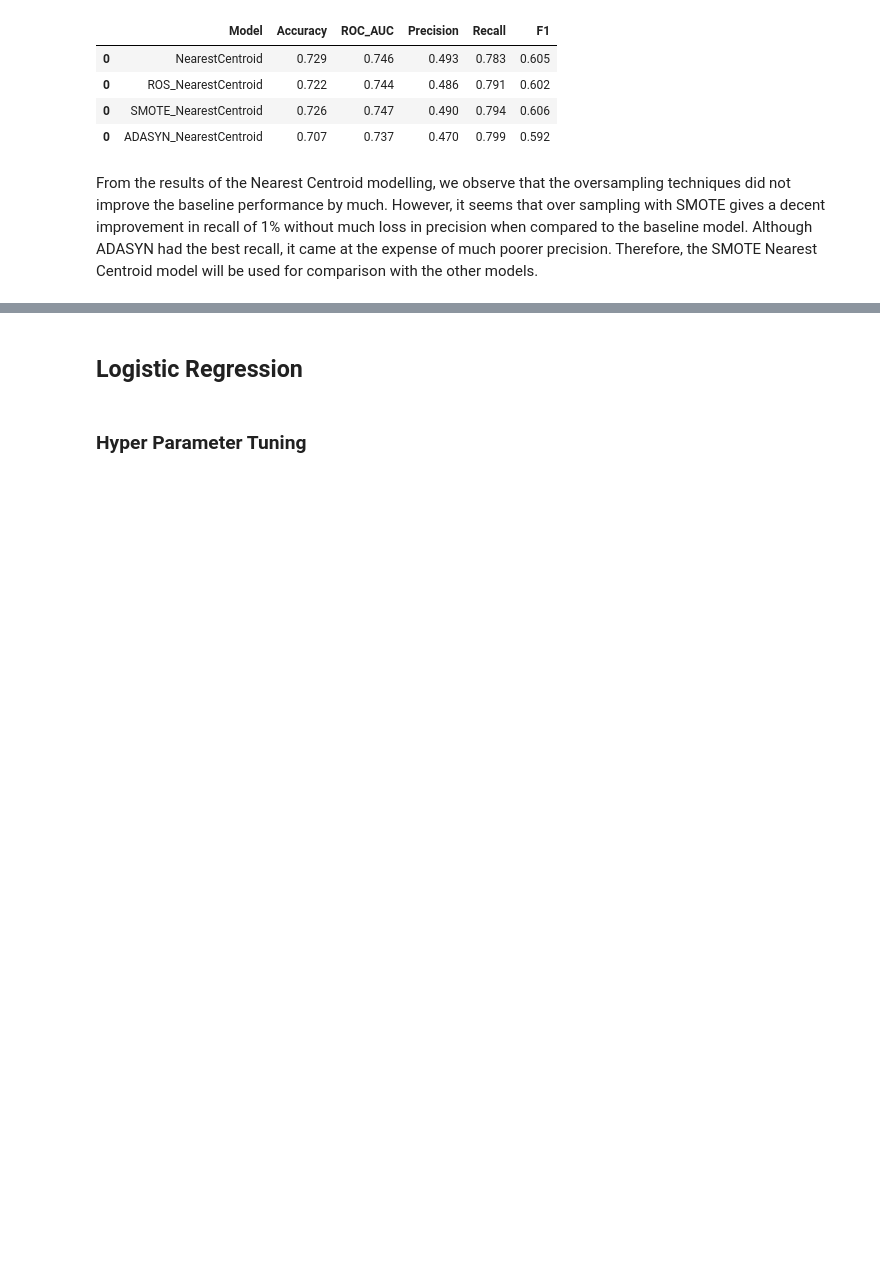
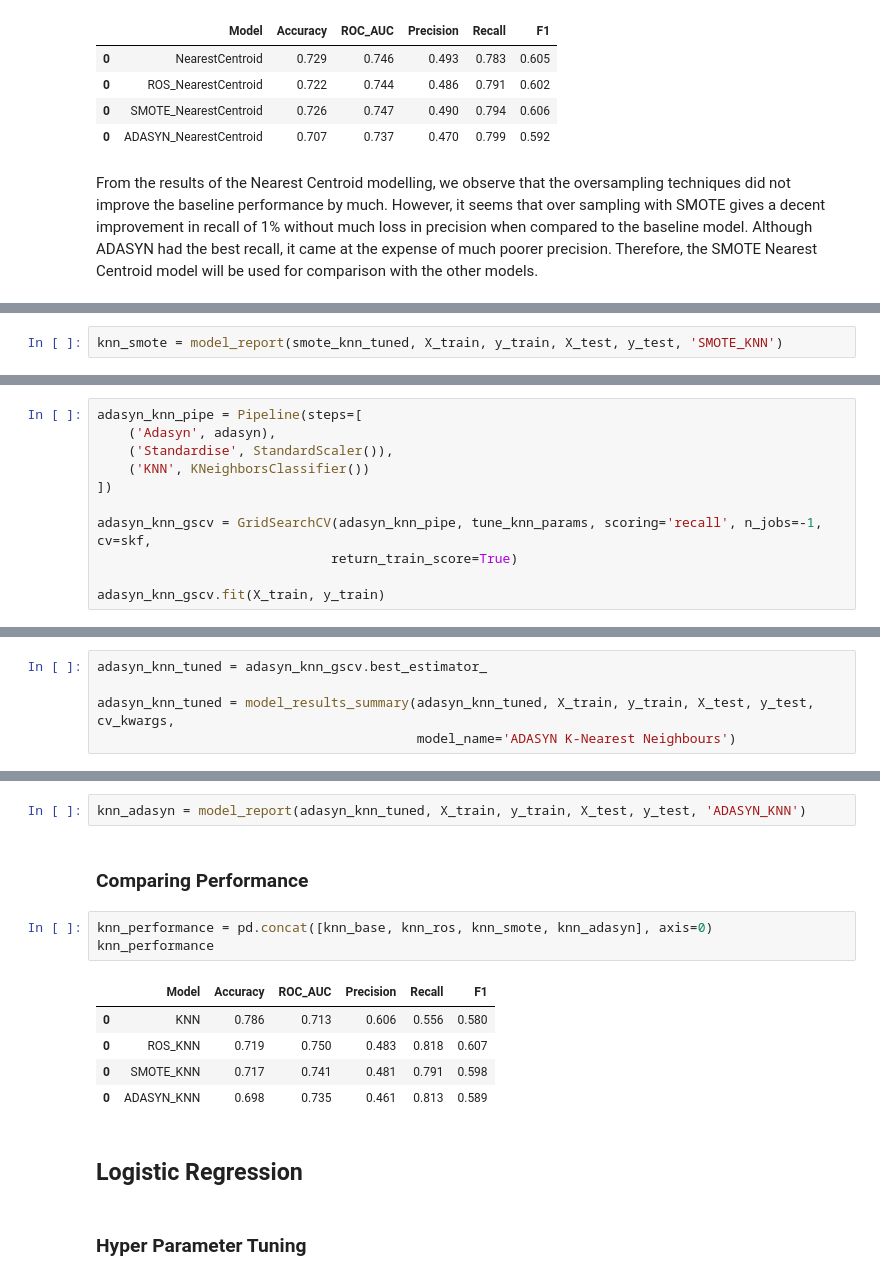
Before and after one commit to Joshuayeo95/Telco-Churn, a Jupyter notebook: modelling.ipynb, the cells around one changed output, grey strips where cells are left out. Drawn from its saved outputs; the diff is of its cells as text; blank space fills up the shorter version.

```diff
--- a/modelling.ipynb
+++ b/modelling.ipynb
@@ -391,0 +627,2 @@ From the results of the Nearest Centroid modelling, we observe that the oversamp
+# %%
+knn_smote = model_report(smote_knn_tuned, X_train, y_train, X_test, y_test, 'SMOTE_KNN')
@@ -391,0 +631,11 @@ From the results of the Nearest Centroid modelling, we observe that the oversamp
+# %%
+adasyn_knn_pipe = Pipeline(steps=[
+    ('Adasyn', adasyn),
+    ('Standardise', StandardScaler()),
+    ('KNN', KNeighborsClassifier())
+])
+
+adasyn_knn_gscv = GridSearchCV(adasyn_knn_pipe, tune_knn_params, scoring='recall', n_jobs=-1, cv=skf,
+                              return_train_score=True)
+
+adasyn_knn_gscv.fit(X_train, y_train)
@@ -391,0 +669,5 @@ From the results of the Nearest Centroid modelling, we observe that the oversamp
+# %%
+adasyn_knn_tuned = adasyn_knn_gscv.best_estimator_
+
+adasyn_knn_tuned = model_results_summary(adasyn_knn_tuned, X_train, y_train, X_test, y_test, cv_kwargs,
+                                         model_name='ADASYN K-Nearest Neighbours')
@@ -392,3 +693,16 @@ From the results of the Nearest Centroid modelling, we observe that the oversamp
+# %%
+knn_adasyn = model_report(adasyn_knn_tuned, X_train, y_train, X_test, y_test, 'ADASYN_KNN')
+# %% [markdown]
+### Comparing Performance
+# %%
+knn_performance = pd.concat([knn_base, knn_ros, knn_smote, knn_adasyn], axis=0)
+knn_performance
+# %% [output]
+|  | Model | Accuracy | ROC_AUC | Precision | Recall | F1 |
+| 0 | KNN | 0.786 | 0.713 | 0.606 | 0.556 | 0.580 |
+| 0 | ROS_KNN | 0.719 | 0.750 | 0.483 | 0.818 | 0.607 |
+| 0 | SMOTE_KNN | 0.717 | 0.741 | 0.481 | 0.791 | 0.598 |
+| 0 | ADASYN_KNN | 0.698 | 0.735 | 0.461 | 0.813 | 0.589 |
 # %% [markdown]
 ## Logistic Regression
 # %% [markdown]
```
Also changed, not shown: parts of 36 cells of this notebook.
